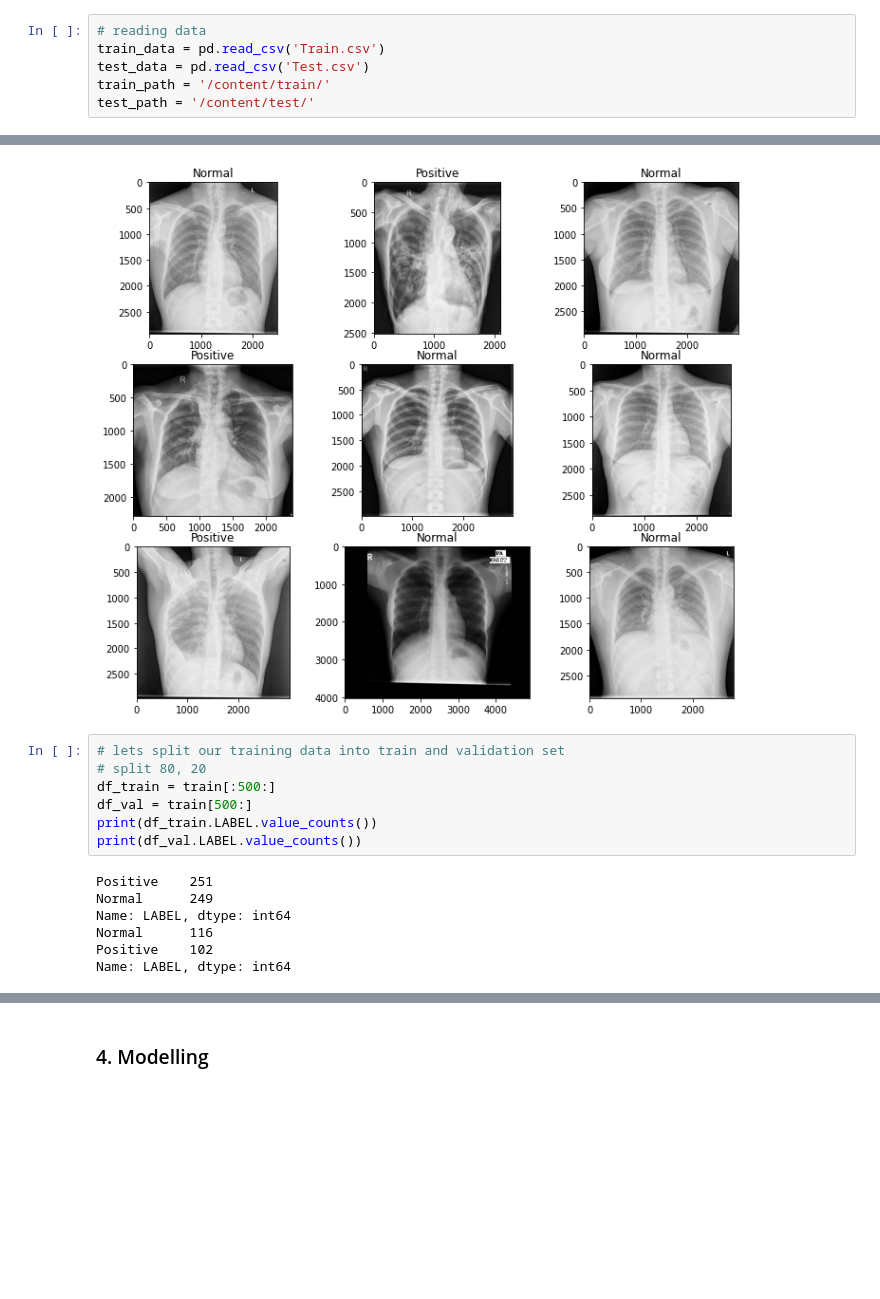
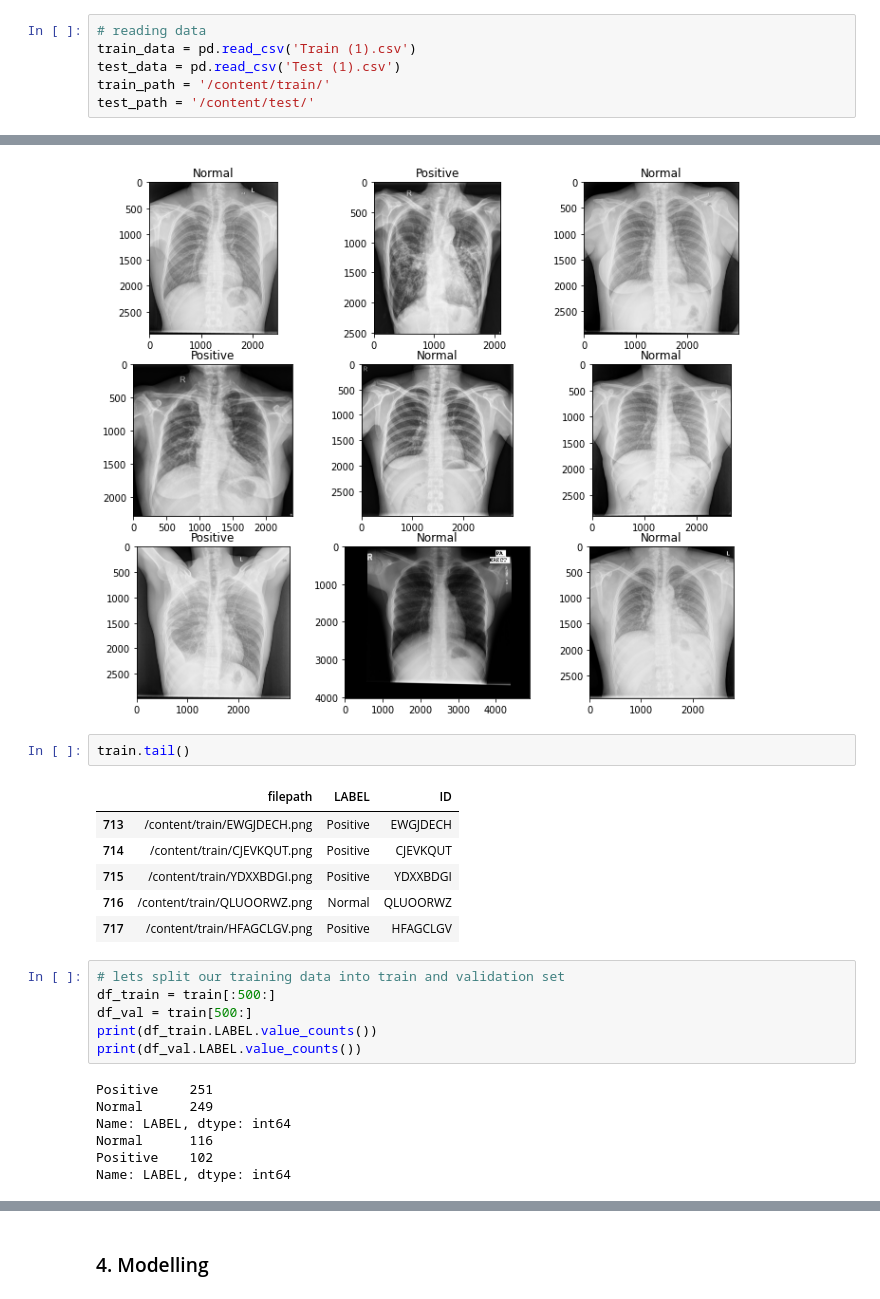
Before and after one commit to OluochOdhiambo/Tuberculosis-X-Ray-Classification, a Jupyter notebook: Tuberculosis_X_Ray_Classification_(Transfer_Learning).ipynb, the cells around one changed output, grey strips where cells are left out. Saved outputs shown, nothing was run; the diff lists cells and outputs as text; blank space fills up the shorter version.

```diff
--- a/Tuberculosis_X_Ray_Classification_(Transfer_Learning).ipynb
+++ b/Tuberculosis_X_Ray_Classification_(Transfer_Learning).ipynb
@@ -51,8 +53,8 @@ with zipfile.ZipFile(test_file, 'r') as z:
     z.extractall()
 # %%
 # reading data
-train_data = pd.read_csv('Train.csv')
-test_data = pd.read_csv('Test.csv')
+train_data = pd.read_csv('Train (1).csv')
+test_data = pd.read_csv('Test (1).csv')
 train_path = '/content/train/'
 test_path = '/content/test/'
 # %%
@@ -129,9 +131,17 @@ for i in range(nrows**2):
 plt.show()
 # %% [output]
 [figure]
+# %%
+train.tail()
+# %% [output]
+|  | filepath | LABEL | ID |
+| 713 | /content/train/EWGJDECH.png | Positive | EWGJDECH |
+| 714 | /content/train/CJEVKQUT.png | Positive | CJEVKQUT |
+| 715 | /content/train/YDXXBDGI.png | Positive | YDXXBDGI |
+| 716 | /content/train/QLUOORWZ.png | Normal | QLUOORWZ |
+| 717 | /content/train/HFAGCLGV.png | Positive | HFAGCLGV |
 # %%
 # lets split our training data into train and validation set
-# split 80, 20
 df_train = train[:500:]
 df_val = train[500:]
 print(df_train.LABEL.value_counts())
```
Also changed, not shown: parts of 12 cells of this notebook.
